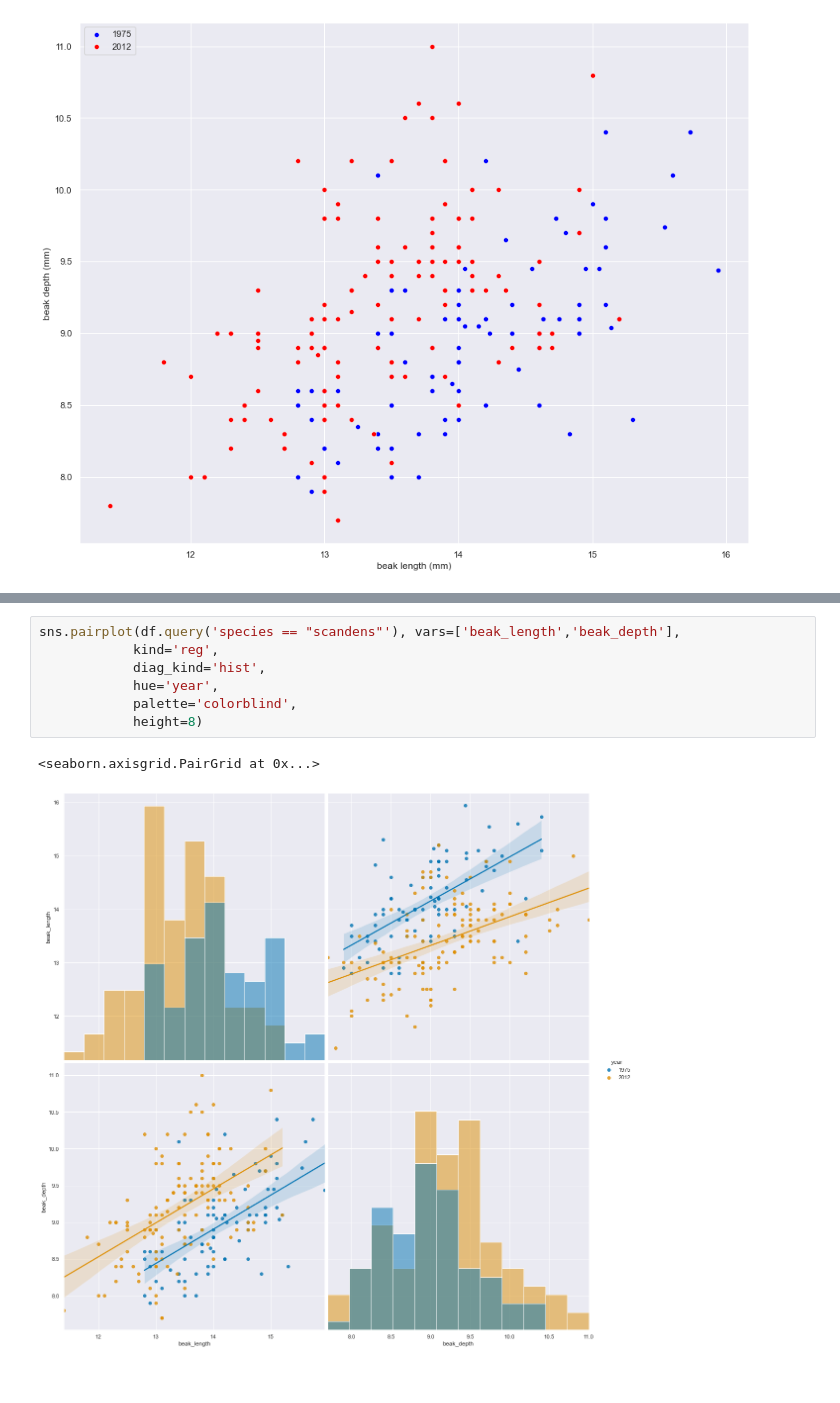
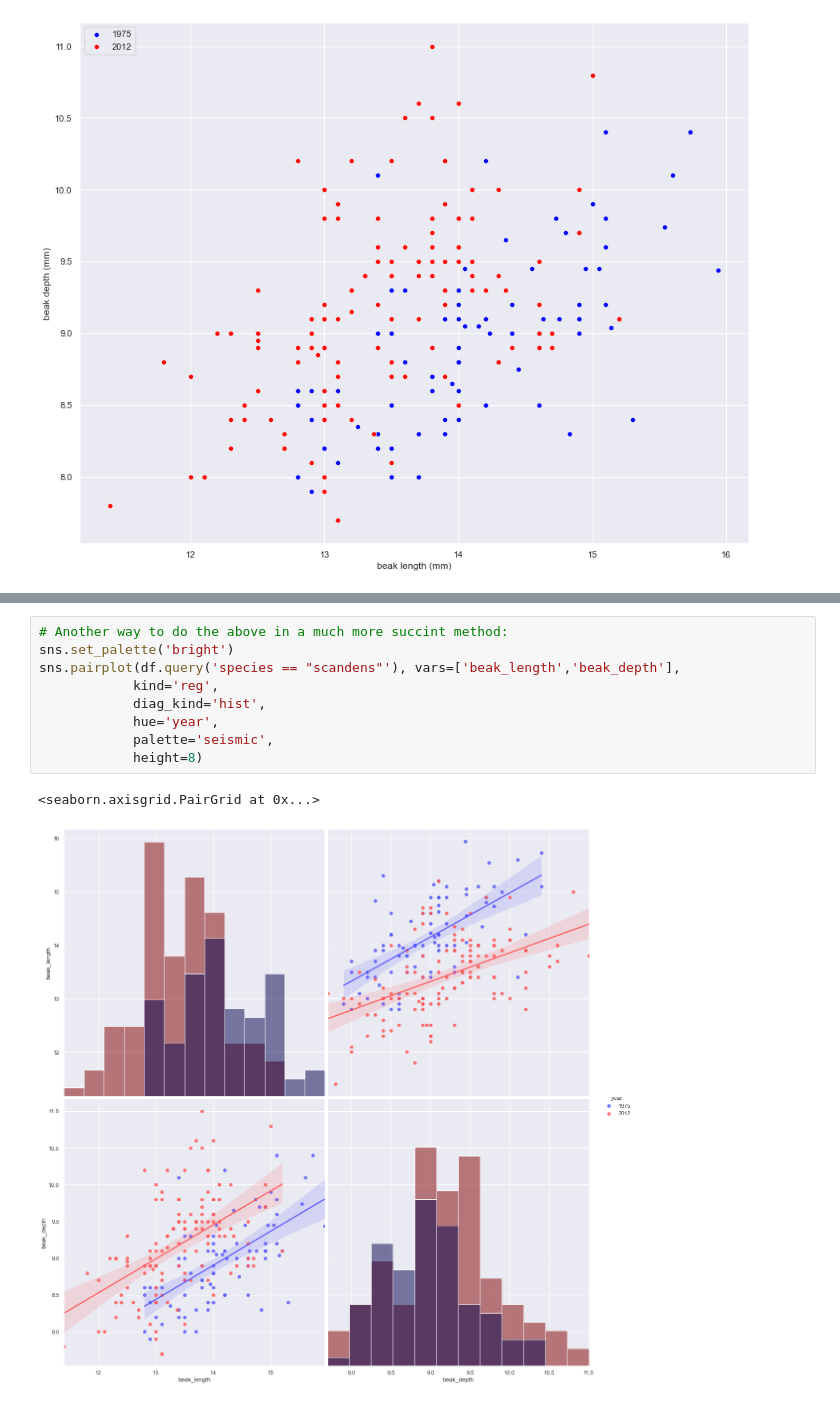
Before and after one commit to kipmadden/Statistical-Thinking, a Jupyter notebook: Finch Beaks on Daphne Major.ipynb, the cells around one changed output, grey strips where cells are left out. Drawn from its saved outputs; the diff is of its cells as text.

```diff
--- a/Finch Beaks on Daphne Major.ipynb
+++ b/Finch Beaks on Daphne Major.ipynb
@@ -253,10 +352,12 @@ plt.legend(('1975', '2012'), loc='upper left')
 # %%
+# Another way to do the above in a much more succint method:
+sns.set_palette('bright')
 sns.pairplot(df.query('species == "scandens"'), vars=['beak_length','beak_depth'],
             kind='reg',
             diag_kind='hist',
             hue='year',
-            palette='colorblind',
+            palette='seismic',
             height=8)
 # %% [output]
 <seaborn.axisgrid.PairGrid at 0x...>
-[figure, old version]
+[figure, new version]
```
Also changed, not shown: parts of 51 cells of this notebook.
